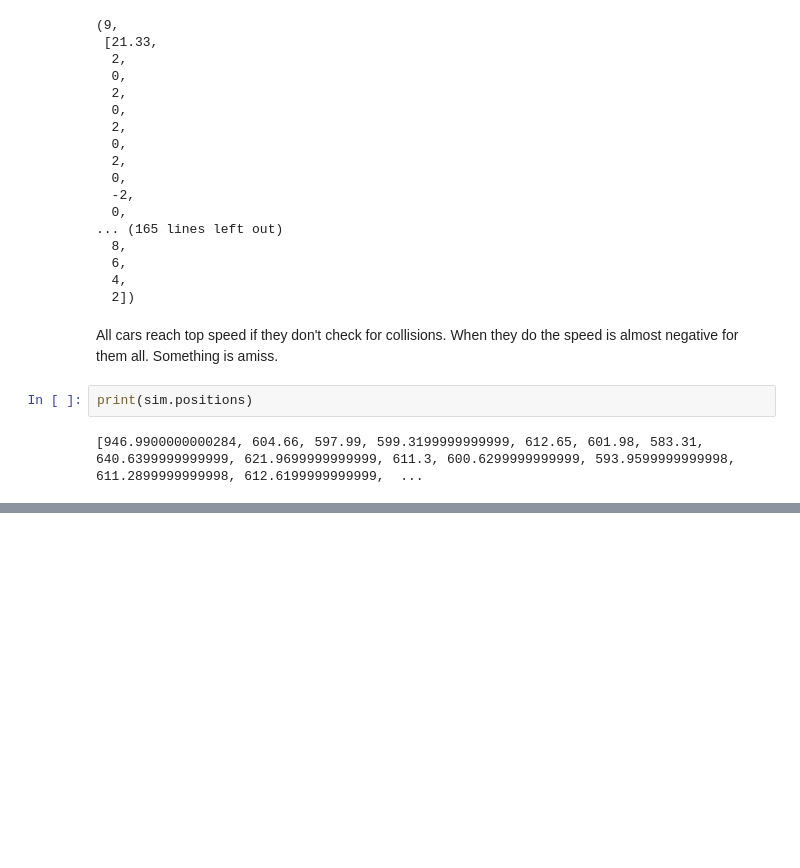
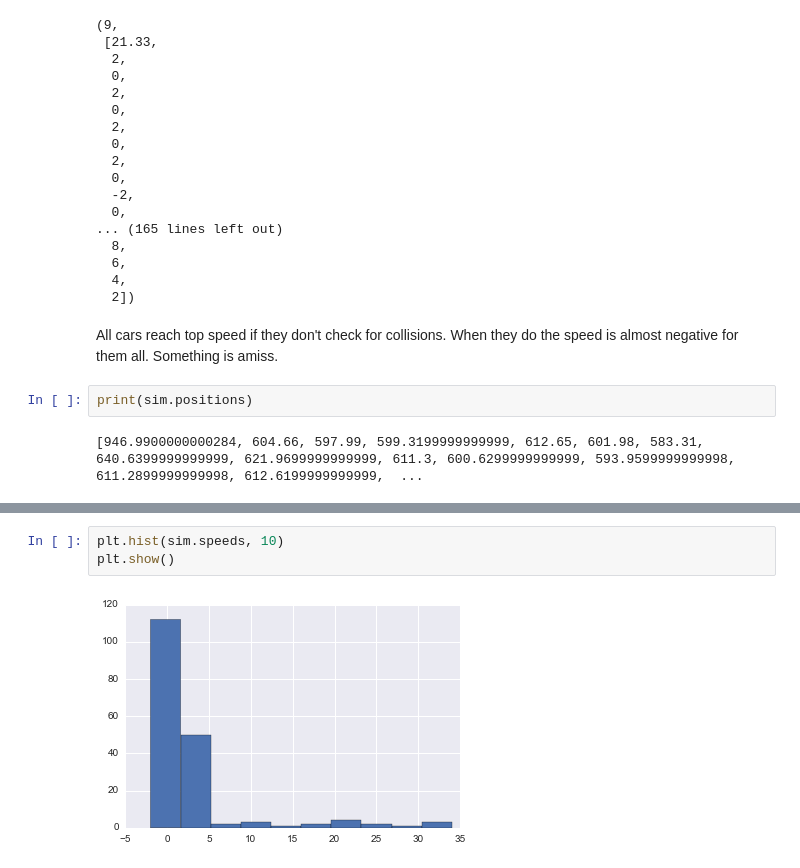
Before and after one commit to tiyd-python-2015-01/traffic-simulation, a Jupyter notebook: Traffic Simulation.ipynb, the cells around one changed output, grey strips where cells are left out. Saved outputs shown, nothing was run; the diff lists cells and outputs as text; blank space fills up the shorter version.

```diff
--- a/Traffic Simulation.ipynb
+++ b/Traffic Simulation.ipynb
@@ -330,3 +330,8 @@ plt.show()
 # %% [output]
 180
 [figure]
+# %%
+plt.hist(sim.speeds, 10)
+plt.show()
+# %% [output]
+[figure, added]
```
Also changed, not shown: parts of 1 cell of this notebook.
